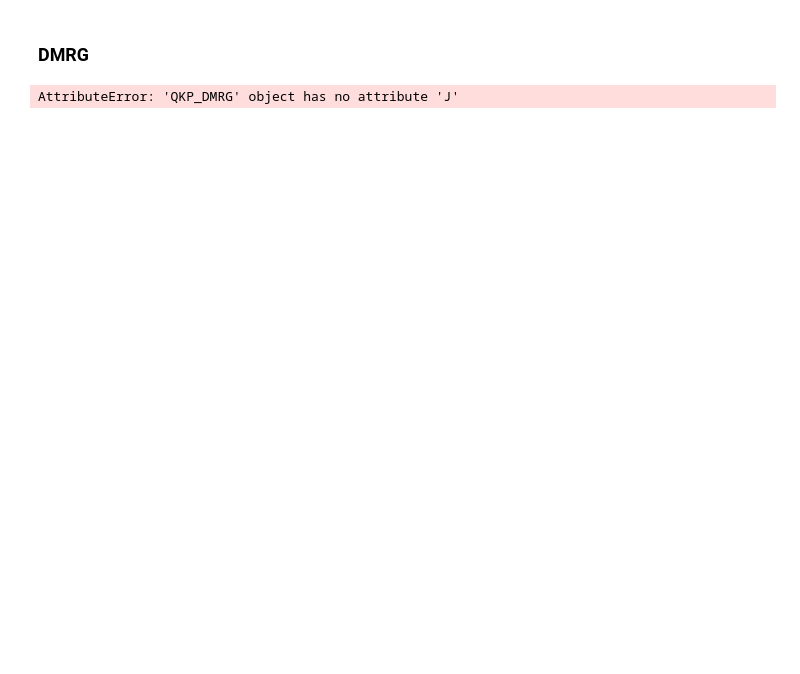
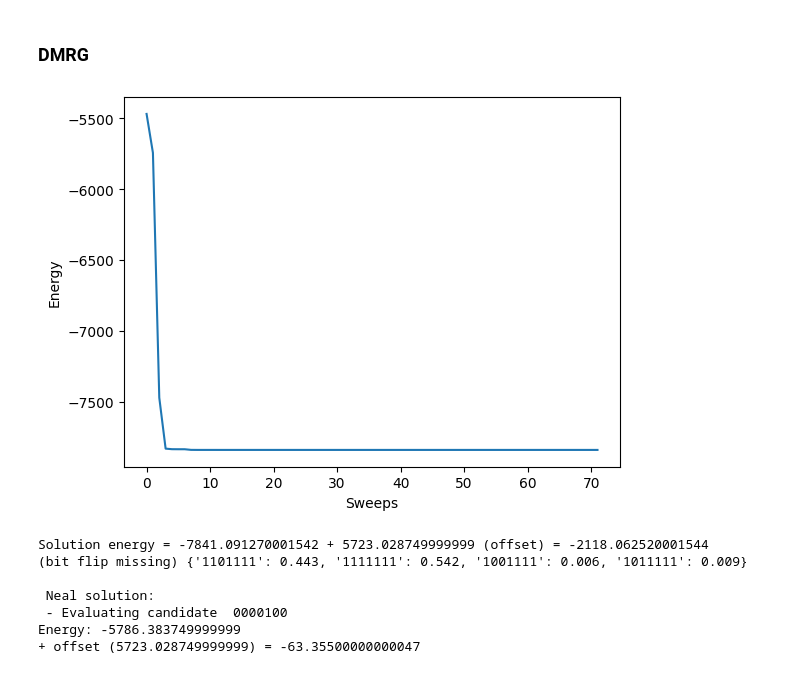
Before and after one commit to MiquelAlberti2/Quantum-annealing-and-tensor-networks, a Jupyter notebook: solutions.ipynb, the cells around one changed output. Cells and saved outputs as stored; diff of their text form; code cells hidden in the pictures; blank space fills up the shorter version.

```diff
--- a/solutions.ipynb
+++ b/solutions.ipynb
@@ -53,18 +76,33 @@ Solution has items:  [0, 4]
 # %% [markdown]
 ### DMRG
 # %%
-from DMRG.script import QKP_DMRG
+from dmrg_solver import DMRG_solver
 
-h_coeffs, J_coeffs, offset = H_solver.get_ham_coeffs()
 chi = 32
-numsweeps = 50
-qkp_DMRG = QKP_DMRG(N, chi, numsweeps, h_coeffs, J_coeffs, offset)
+qkp_DMRG = DMRG_solver(W_capacity, weights, values, chi)
 
 s = 1 # time of annealing we want to simulate
 qkp_DMRG.build_MPO_time_s(s)
-qkp_DMRG.run()
-qkp_DMRG.show_results()
 
-# qkp_DMRG.energy_of_items('111')
+numsweeps = 6 # number of DMRG sweeps
+qkp_DMRG.run(numsweeps)
+
+# qkp_DMRG.show_results()
+
+def convert_to_string(lst, N):
+    result = ['0'] * (N)
+    for i in lst:
+        result[i] = '1'
+    return ''.join(result)
+
+print('\n Neal solution:')
+qkp_DMRG.energy_of_items(convert_to_string(solution_items, qkp_DMRG.N))
 # %% [output]
+[figure, added]
-AttributeError: 'QKP_DMRG' object has no attribute 'J'
+Solution energy = -7841.091270001542 + 5723.028749999999 (offset) = -2118.062520001544
+(bit flip missing) {'1101111': 0.443, '1111111': 0.542, '1001111': 0.006, '1011111': 0.009}
+
+ Neal solution:
+ - Evaluating candidate  0000100
+Energy: -5786.383749999999
++ offset (5723.028749999999) = -63.35500000000047
```
Also changed, not shown: parts of 4 cells of this notebook, 14 other files.
